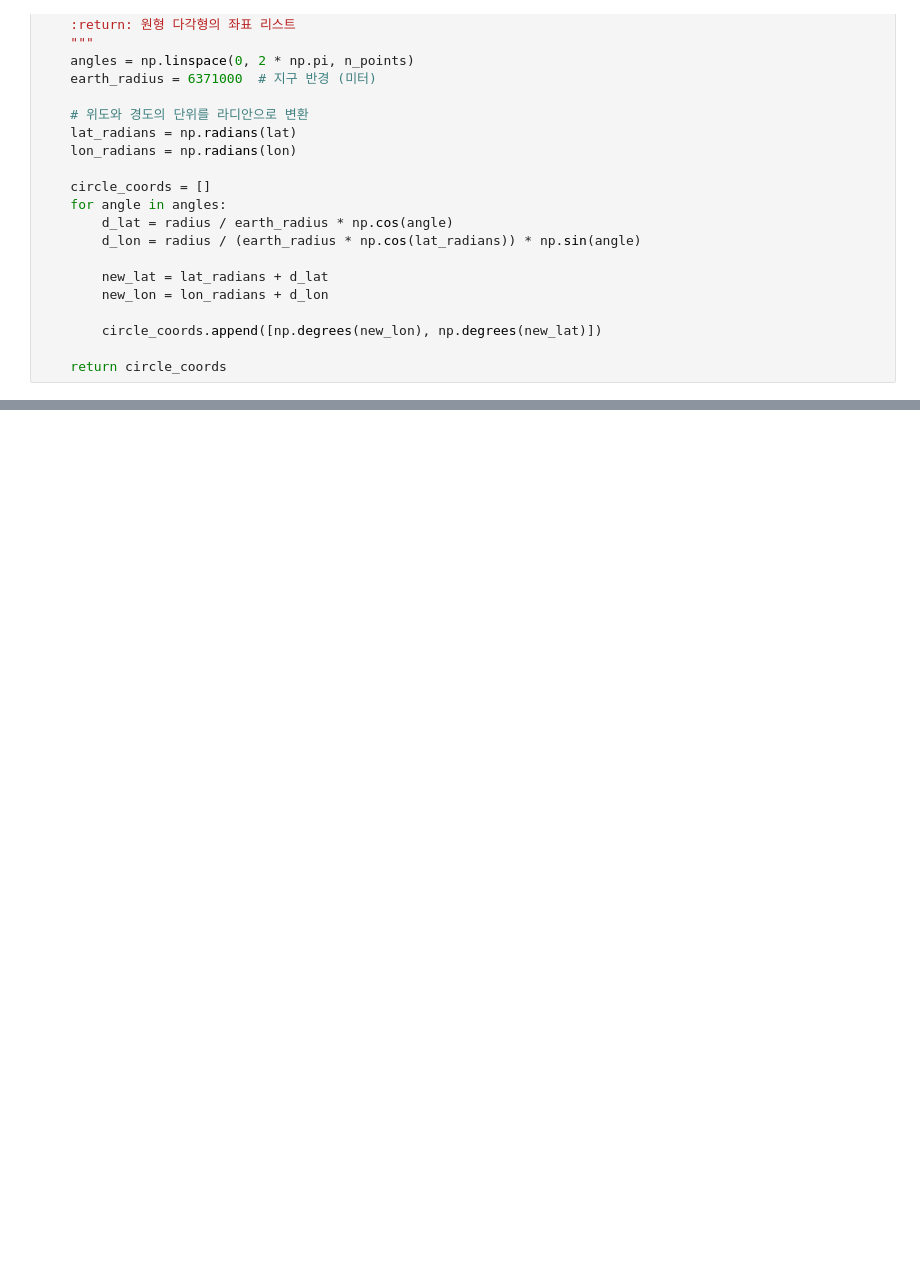
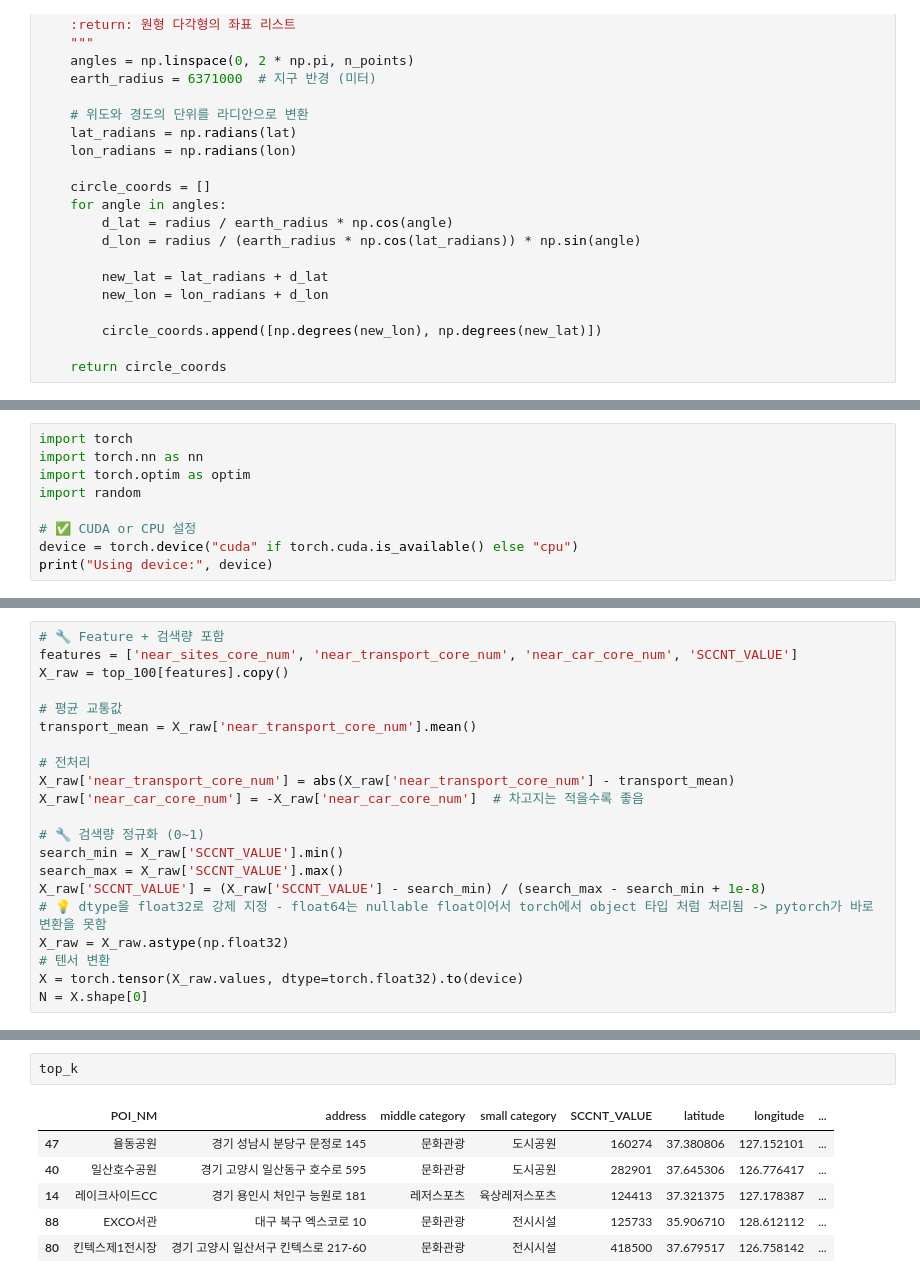
Before and after one commit to JaewonLee11/carSharing, a Jupyter notebook: CarSharing_vis.ipynb, the cells around one changed output, grey strips where cells are left out. Drawn from its saved outputs; the diff is of its cells as text; blank space fills up the shorter version.

```diff
--- a/CarSharing_vis.ipynb
+++ b/CarSharing_vis.ipynb
@@ -541,0 +537,9 @@ chart
+# %%
+import torch
+import torch.nn as nn
+import torch.optim as optim
+import random
+
+# ✅ CUDA or CPU 설정
+device = torch.device("cuda" if torch.cuda.is_available() else "cpu")
+print("Using device:", device)
@@ -541,0 +548,21 @@ chart
+# %%
+# 🔧 Feature + 검색량 포함
+features = ['near_sites_core_num', 'near_transport_core_num', 'near_car_core_num', 'SCCNT_VALUE']
+X_raw = top_100[features].copy()
+
+# 평균 교통값
+transport_mean = X_raw['near_transport_core_num'].mean()
+
+# 전처리
+X_raw['near_transport_core_num'] = abs(X_raw['near_transport_core_num'] - transport_mean)
+X_raw['near_car_core_num'] = -X_raw['near_car_core_num']  # 차고지는 적을수록 좋음
+
+# 🔧 검색량 정규화 (0~1)
+search_min = X_raw['SCCNT_VALUE'].min()
+search_max = X_raw['SCCNT_VALUE'].max()
+X_raw['SCCNT_VALUE'] = (X_raw['SCCNT_VALUE'] - search_min) / (search_max - search_min + 1e-8)
+# 💡 dtype을 float32로 강제 지정 - float64는 nullable float이어서 torch에서 object 타입 처럼 처리됨 -> pytorch가 바로 변환을 못함
+X_raw = X_raw.astype(np.float32)
+# 텐서 변환
+X = torch.tensor(X_raw.values, dtype=torch.float32).to(device)
+N = X.shape[0]
@@ -541,0 +648,9 @@ chart
+# %%
+top_k
+# %% [output]
+|  | POI_NM | address | middle category | small category | SCCNT_VALUE | latitude | longitude | ... |
+| 47 | 율동공원 | 경기 성남시 분당구 문정로 145 | 문화관광 | 도시공원 | 160274 | 37.380806 | 127.152101 | ... |
+| 40 | 일산호수공원 | 경기 고양시 일산동구 호수로 595 | 문화관광 | 도시공원 | 282901 | 37.645306 | 126.776417 | ... |
+| 14 | 레이크사이드CC | 경기 용인시 처인구 능원로 181 | 레저스포츠 | 육상레저스포츠 | 124413 | 37.321375 | 127.178387 | ... |
+| 88 | EXCO서관 | 대구 북구 엑스코로 10 | 문화관광 | 전시시설 | 125733 | 35.906710 | 128.612112 | ... |
+| 80 | 킨텍스제1전시장 | 경기 고양시 일산서구 킨텍스로 217-60 | 문화관광 | 전시시설 | 418500 | 37.679517 | 126.758142 | ... |
```
Also changed, not shown: parts of 25 cells of this notebook, 2 other files.
